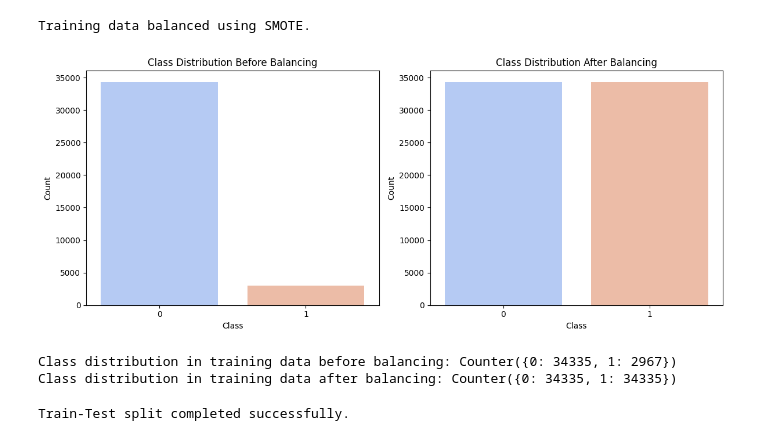
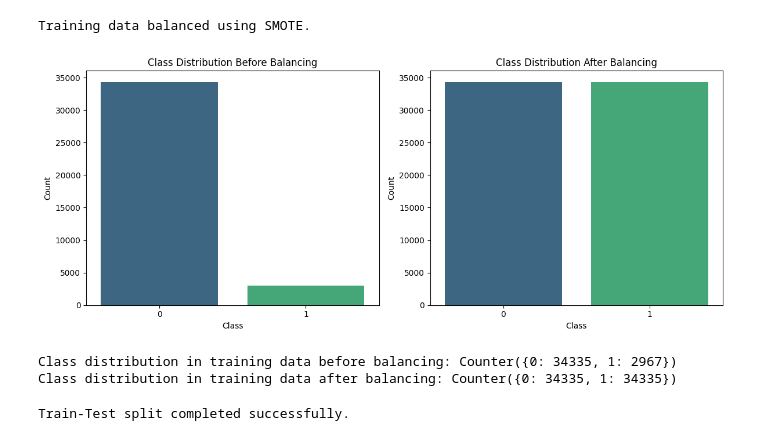
Before and after one commit to mathu3004/Bank_Marketing_MachineLearning_CW, a Jupyter notebook: Bank_Marketing_CM2604.ipynb, the cells around one changed output. Cells and saved outputs as stored; diff of their text form; code cells hidden in the pictures.

```diff
--- a/Bank_Marketing_CM2604.ipynb
+++ b/Bank_Marketing_CM2604.ipynb
@@ -607,35 +607,35 @@ Training data balanced using SMOTE.
 # %%
 # Plot class distribution before and after balancing
 def plot_class_distribution(y, y_balanced):
     plt.figure(figsize=(12, 5))
 
     # Before balancing
     plt.subplot(1, 2, 1)
-    sns.barplot(x=list(Counter(y).keys()), y=list(Counter(y).values()), hue=list(Counter(y).keys()), palette='coolwarm', legend=False)
+    sns.barplot(x=list(Counter(y).keys()), y=list(Counter(y).values()), hue=list(Counter(y).keys()), palette='viridis', legend=False)
     plt.title("Class Distribution Before Balancing")
     plt.xlabel("Class")
     plt.ylabel("Count")
 
     # After balancing
     plt.subplot(1, 2, 2)
-    sns.barplot(x=list(Counter(y_balanced).keys()), y=list(Counter(y_balanced).values()), hue=list(Counter(y_balanced).keys()), palette='coolwarm', legend=False)
+    sns.barplot(x=list(Counter(y_balanced).keys()), y=list(Counter(y_balanced).values()), hue=list(Counter(y_balanced).keys()), palette='viridis', legend=False)
     plt.title("Class Distribution After Balancing")
     plt.xlabel("Class")
     plt.ylabel("Count")
 
     plt.tight_layout()
     plt.show()
 
 # Call the function to plot class distributions
 plot_class_distribution(y, y_balanced)
 
 # Check class distribution before SMOTE
 print("Class distribution in training data before balancing:", Counter(y))
 
 # Check class distribution after SMOTE
 print("Class distribution in training data after balancing:", Counter(y_balanced))
 # %% [output]
-[figure, old version]
+[figure, new version]
 Class distribution in training data before balancing: Counter({0: 34335, 1: 2967})
 Class distribution in training data after balancing: Counter({0: 34335, 1: 34335})
 # %%
```
Also changed, not shown: parts of 3 cells of this notebook.
